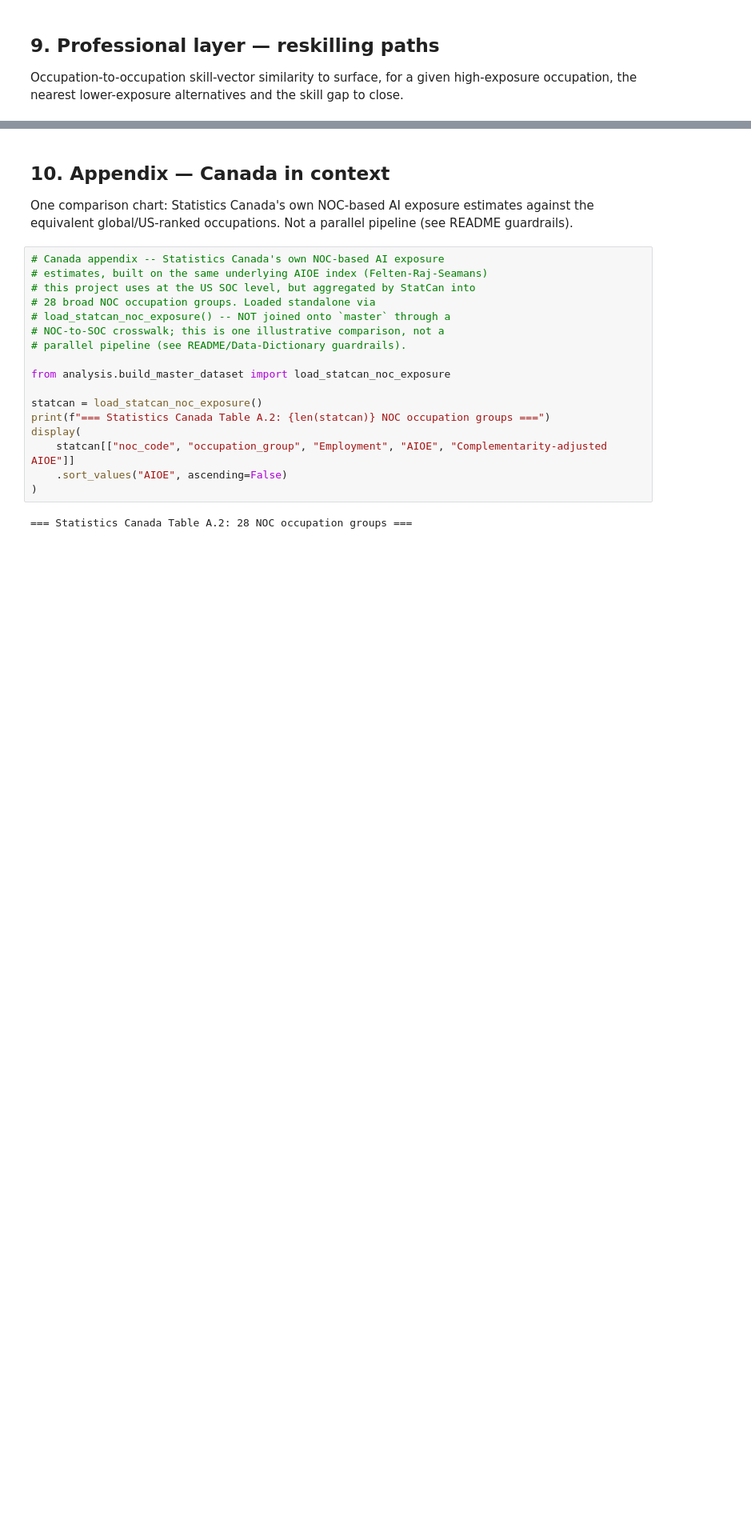
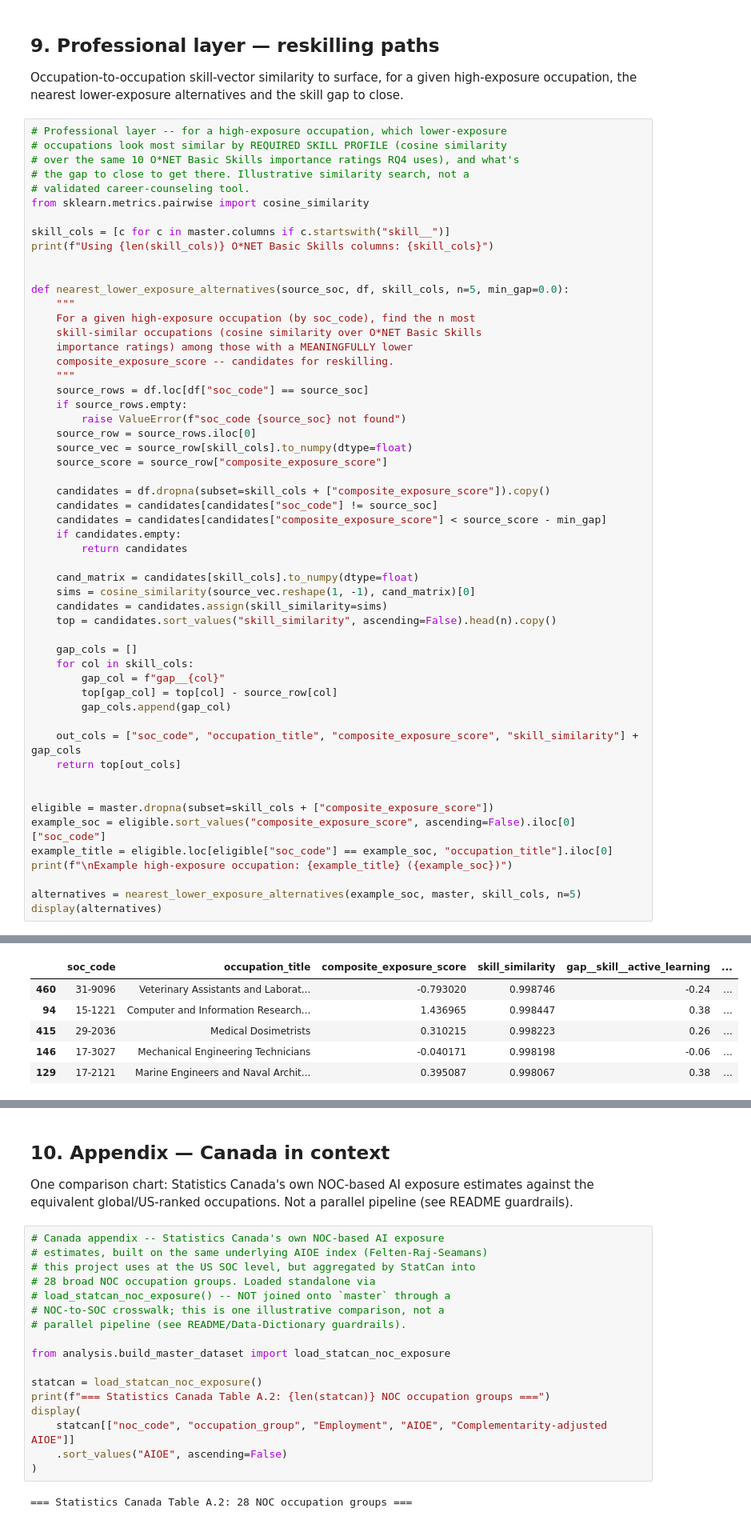
Before and after one commit to GrmaHashim/from-exposure-to-action, a Jupyter notebook: notebooks/01_exploratory_analysis.ipynb, the cells around one changed output, grey strips where cells are left out. Shown at 80% size. Saved outputs shown, nothing was run; the diff lists cells and outputs as text; blank space fills up the shorter version.

```diff
--- a/notebooks/01_exploratory_analysis.ipynb
+++ b/notebooks/01_exploratory_analysis.ipynb
@@ -648,3 +716,58 @@ Join O*NET Job Zones (education/experience/training required) to the composite e
 ## 9. Professional layer — reskilling paths
 
 Occupation-to-occupation skill-vector similarity to surface, for a given high-exposure occupation, the nearest lower-exposure alternatives and the skill gap to close.
+# %%
+# Professional layer -- for a high-exposure occupation, which lower-exposure
+# occupations look most similar by REQUIRED SKILL PROFILE (cosine similarity
+# over the same 10 O*NET Basic Skills importance ratings RQ4 uses), and what's
+# the gap to close to get there. Illustrative similarity search, not a
+# validated career-counseling tool.
+from sklearn.metrics.pairwise import cosine_similarity
+
+skill_cols = [c for c in master.columns if c.startswith("skill__")]
+print(f"Using {len(skill_cols)} O*NET Basic Skills columns: {skill_cols}")
+
+
+def nearest_lower_exposure_alternatives(source_soc, df, skill_cols, n=5, min_gap=0.0):
+    """
+    For a given high-exposure occupation (by soc_code), find the n most
+    skill-similar occupations (cosine similarity over O*NET Basic Skills
+    importance ratings) among those with a MEANINGFULLY lower
+    composite_exposure_score -- candidates for reskilling.
+    """
+    source_rows = df.loc[df["soc_code"] == source_soc]
+    if source_rows.empty:
+        raise ValueError(f"soc_code {source_soc} not found")
+    source_row = source_rows.iloc[0]
+    source_vec = source_row[skill_cols].to_numpy(dtype=float)
+    source_score = source_row["composite_exposure_score"]
+
+    candidates = df.dropna(subset=skill_cols + ["composite_exposure_score"]).copy()
+    candidates = candidates[candidates["soc_code"] != source_soc]
+    candidates = candidates[candidates["composite_exposure_score"] < source_score - min_gap]
+    if candidates.empty:
+        return candidates
+
+    cand_matrix = candidates[skill_cols].to_numpy(dtype=float)
+    sims = cosine_similarity(source_vec.reshape(1, -1), cand_matrix)[0]
+    candidates = candidates.assign(skill_similarity=sims)
+    top = candidates.sort_values("skill_similarity", ascending=False).head(n).copy()
+
+    gap_cols = []
+    for col in skill_cols:
+        gap_col = f"gap__{col}"
+        top[gap_col] = top[col] - source_row[col]
+        gap_cols.append(gap_col)
+
+    out_cols = ["soc_code", "occupation_title", "composite_exposure_score", "skill_similarity"] + gap_cols
+    return top[out_cols]
+
+
+eligible = master.dropna(subset=skill_cols + ["composite_exposure_score"])
+example_soc = eligible.sort_values("composite_exposure_score", ascending=False).iloc[0]["soc_code"]
+example_title = eligible.loc[eligible["soc_code"] == example_soc, "occupation_title"].iloc[0]
+print(f"\nExample high-exposure occupation: {example_title} ({example_soc})")
+
+alternatives = nearest_lower_exposure_alternatives(example_soc, master, skill_cols, n=5)
+display(alternatives)
+# %% [output]
@@ -650,0 +777,6 @@ Occupation-to-occupation skill-vector similarity to surface, for a given high-ex
+|  | soc_code | occupation_title | composite_exposure_score | skill_similarity | gap__skill__active_learning | ... |
+| 460 | 31-9096 | Veterinary Assistants and Laborat... | -0.793020 | 0.998746 | -0.24 | ... |
+| 94 | 15-1221 | Computer and Information Research... | 1.436965 | 0.998447 | 0.38 | ... |
+| 415 | 29-2036 | Medical Dosimetrists | 0.310215 | 0.998223 | 0.26 | ... |
+| 146 | 17-3027 | Mechanical Engineering Technicians | -0.040171 | 0.998198 | -0.06 | ... |
+| 129 | 17-2121 | Marine Engineers and Naval Archit... | 0.395087 | 0.998067 | 0.38 | ... |
```
Also changed, not shown: parts of 6 cells of this notebook, 3 other files.
